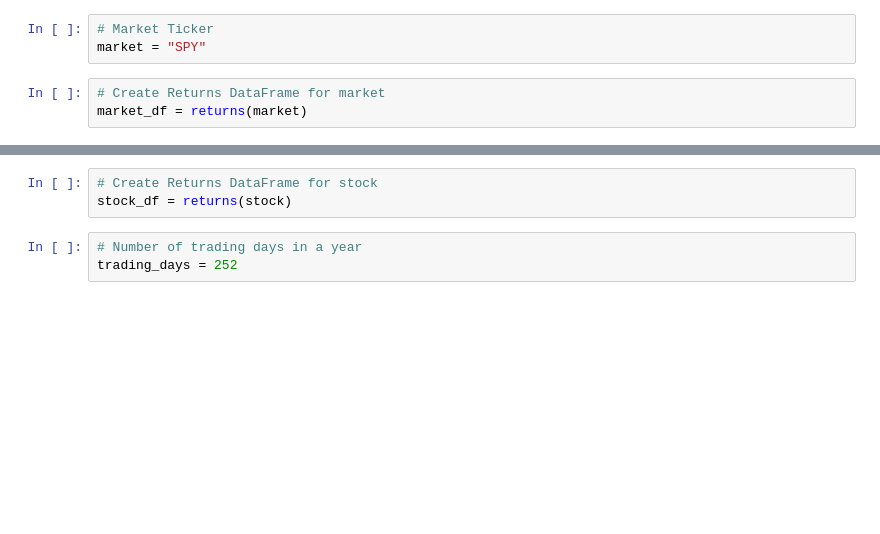
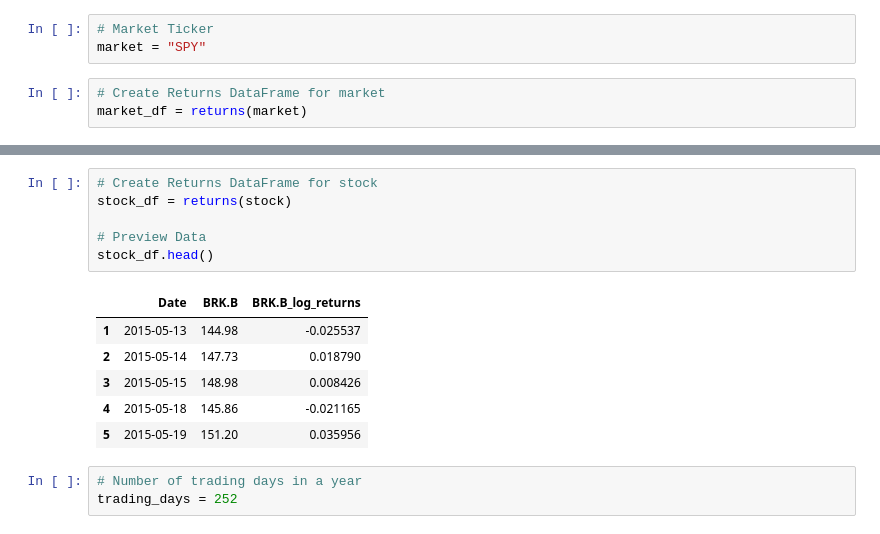
Before and after one commit to deepenrp/DJIA_analysis, a Jupyter notebook: Stock Risks.ipynb, the cells around one changed output, grey strips where cells are left out. Drawn from its saved outputs; the diff is of its cells as text; blank space fills up the shorter version.

Commit message:
Stock Risks Update

```diff
--- a/Stock Risks.ipynb
+++ b/Stock Risks.ipynb
@@ -91,6 +87,16 @@ TSLA
 # %%
 # Create Returns DataFrame for stock
 stock_df = returns(stock)
+
+# Preview Data
+stock_df.head()
+# %% [output]
+|  | Date | BRK.B | BRK.B_log_returns |
+| 1 | 2015-05-13 | 144.98 | -0.025537 |
+| 2 | 2015-05-14 | 147.73 | 0.018790 |
+| 3 | 2015-05-15 | 148.98 | 0.008426 |
+| 4 | 2015-05-18 | 145.86 | -0.021165 |
+| 5 | 2015-05-19 | 151.20 | 0.035956 |
 # %%
 # Number of trading days in a year
 trading_days = 252
```
Also changed, not shown: parts of 6 cells of this notebook.
